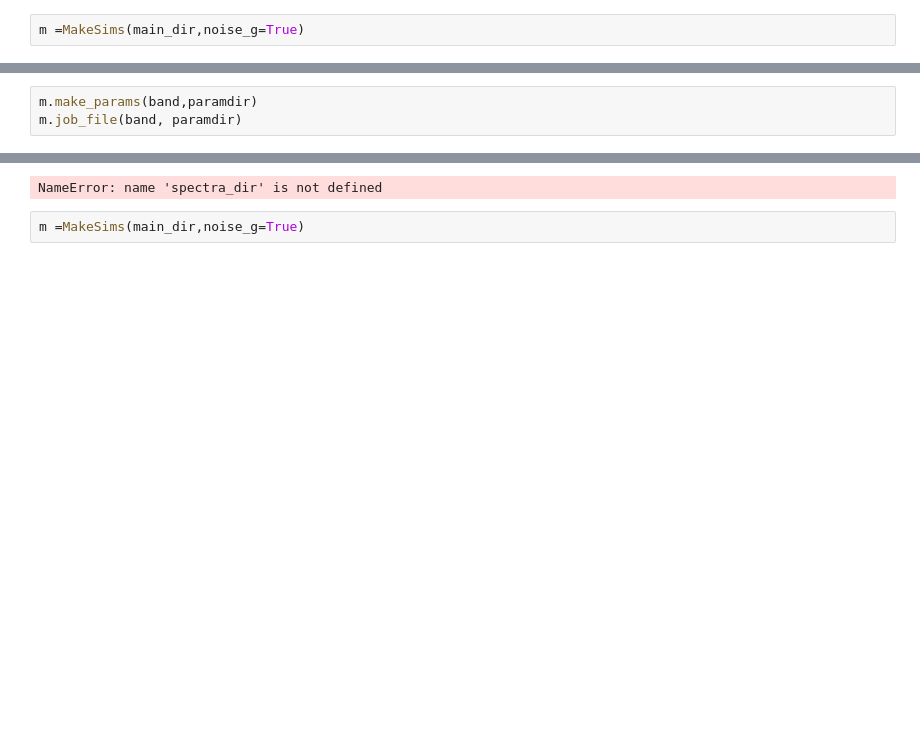
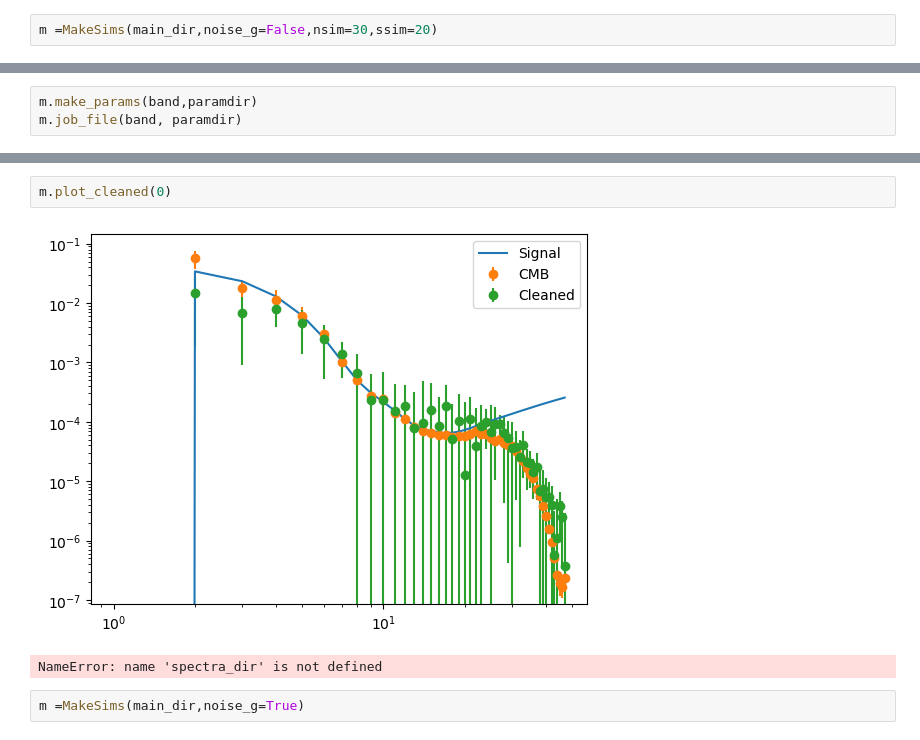
Before and after one commit to antolonappan/taunet, a Jupyter notebook: Notebooks/sky.ipynb, the cells around one changed output, grey strips where cells are left out. Saved outputs shown, nothing was run; the diff lists cells and outputs as text; blank space fills up the shorter version.

```diff
--- a/Notebooks/sky.ipynb
+++ b/Notebooks/sky.ipynb
@@ -13,6 +13,6 @@ from taunet.simulation import CMBmap, FGMap, SkySimulation,CMBspectra,MakeSims
 main_dir = '/marconi/home/userexternal/aidicher/storage/TAUNET'
 paramdir = '/marconi/home/userexternal/aidicher/workspace/taunet/taunet/template_fitting'
 # %%
-m =MakeSims(main_dir,noise_g=True)
+m =MakeSims(main_dir,noise_g=False,nsim=30,ssim=20)
 # %% [output]
 Saved power spectra
@@ -29,3 +29,7 @@ Submitted batch job 12788202
+# %%
+m.plot_cleaned(0)
+# %% [output]
+[figure, added]
 # %%
 # %% [output]
 NameError: name 'spectra_dir' is not defined
```
Also changed, not shown: parts of 3 cells of this notebook, 3 other files.
